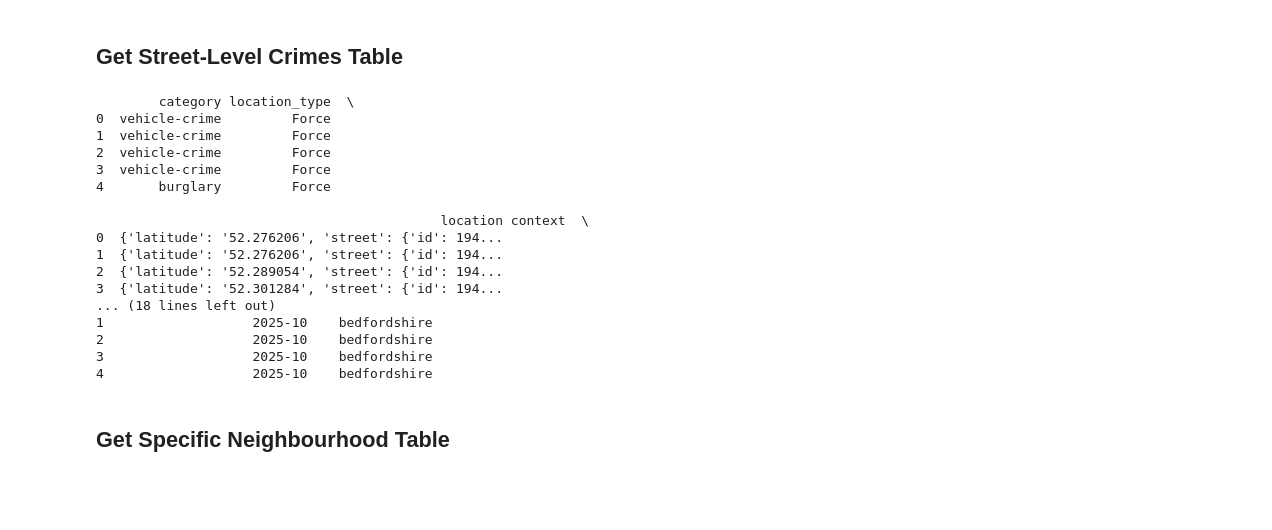
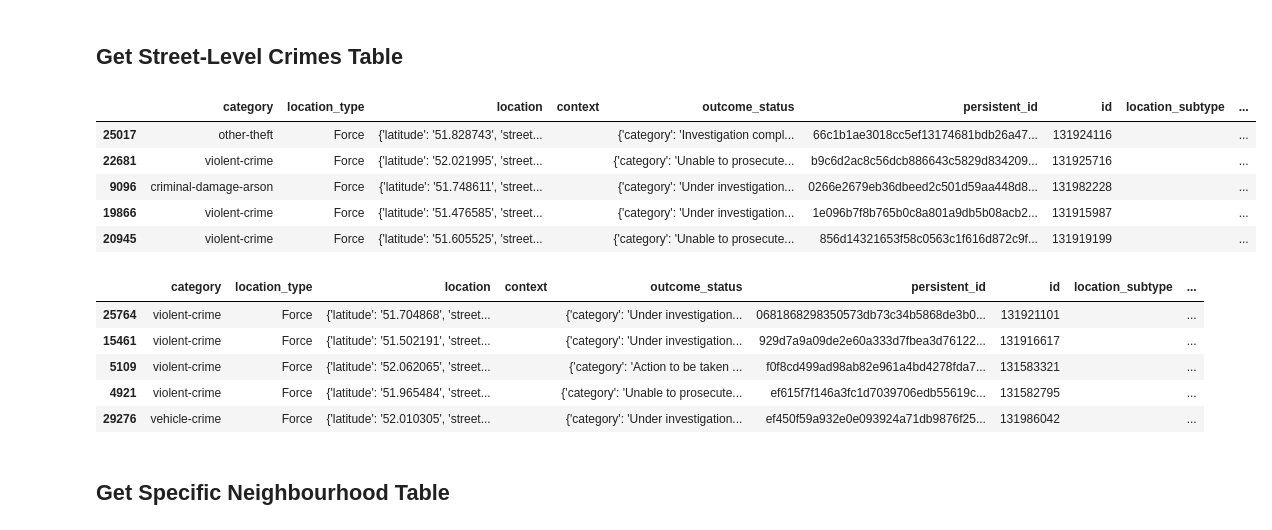
Before and after one commit to zharysc/app-development-Ben-Zharys, a Jupyter notebook: backend.ipynb, the cells around one changed output. Saved outputs shown, nothing was run; the diff lists cells and outputs as text; code cells hidden in the pictures; blank space fills up the shorter version.

```diff
--- a/backend.ipynb
+++ b/backend.ipynb
@@ -356,52 +303,81 @@ def process_kml_file_to_dataframe(police_force_id):
 
     # Initialises a list to collect each triangle's dataframe
     all_dfs = []
 
     # Gets dataframa for each triangle
     for tri in triangles:
 
         # Converts the triangles to lists of coordiante strings
         poly_str = triangle_to_poly_string(tri)
 
         # Calls the API and gets the dataframe
         df = get_street_level_crimes(poly_str)
 
         # Combine dataframes
         all_dfs.append(df)
 
     # Checks that data has been collected, returns blank dataframe if no data is collected
     if len(all_dfs) == 0:
         return pd.DataFrame()
 
     # Combines all dataframes
     final_df = pd.concat(all_dfs, ignore_index=True)
 
     final_df["police_force_id"] = police_force_id
 
     # Returns combined dataframe
     return final_df
 
 
-df_crimes = process_kml_file_to_dataframe("bedfordshire")
-print(df_crimes.head())
+
+def get_crime_for_all_regions(police_forces):
+
+    """
+
+    A function to process KML files for all police forces and retrieve street-level crime data.
+
+    Input: List of police force IDs.
+
+    Output: Combined street-level crime dataframe for all police forces.
+
+    """
+
+    # Initialises a list to collect each police force's dataframe
+    all_dfs = []
+
+    # Gets dataframe for each police force
+    for police_force_id in police_forces:
+        df_crimes = process_kml_file_to_dataframe(police_force_id)
+
+        # Add dataframe to list
+        all_dfs.append(df_crimes)
+
+    # Combines all dataframes
+    final_df = pd.concat(all_dfs, ignore_index=True)
+
+    # Returns combined dataframe
+    return final_df
+
+
+
+df_crimes = get_crime_for_all_regions(police_forces)
+df_crimes.sample(5)
 # %% [output]
-        category location_type  \
-0  vehicle-crime         Force
-1  vehicle-crime         Force
-2  vehicle-crime         Force
-3  vehicle-crime         Force
-4       burglary         Force
-
-                                            location context  \
-0  {'latitude': '52.276206', 'street': {'id': 194...
-1  {'latitude': '52.276206', 'street': {'id': 194...
-2  {'latitude': '52.289054', 'street': {'id': 194...
-3  {'latitude': '52.301284', 'street': {'id': 194...
-... (18 lines left out)
-1                   2025-10    bedfordshire
-2                   2025-10    bedfordshire
-3                   2025-10    bedfordshire
-4                   2025-10    bedfordshire
+|  | category | location_type | location | context | outcome_status | persistent_id | id | location_subtype | ... |
+| 25017 | other-theft | Force | {'latitude': '51.828743', 'street... |  | {'category': 'Investigation compl... | 66c1b1ae3018cc5ef13174681bdb26a47... | 131924116 |  | ... |
+| 22681 | violent-crime | Force | {'latitude': '52.021995', 'street... |  | {'category': 'Unable to prosecute... | b9c6d2ac8c56dcb886643c5829d834209... | 131925716 |  | ... |
+| 9096 | criminal-damage-arson | Force | {'latitude': '51.748611', 'street... |  | {'category': 'Under investigation... | 0266e2679eb36dbeed2c501d59aa448d8... | 131982228 |  | ... |
+| 19866 | violent-crime | Force | {'latitude': '51.476585', 'street... |  | {'category': 'Under investigation... | 1e096b7f8b765b0c8a801a9db5b08acb2... | 131915987 |  | ... |
+| 20945 | violent-crime | Force | {'latitude': '51.605525', 'street... |  | {'category': 'Unable to prosecute... | 856d14321653f58c0563c1f616d872c9f... | 131919199 |  | ... |
+# %%
+df_crimes.sample(5)
+# %% [output]
+|  | category | location_type | location | context | outcome_status | persistent_id | id | location_subtype | ... |
+| 25764 | violent-crime | Force | {'latitude': '51.704868', 'street... |  | {'category': 'Under investigation... | 0681868298350573db73c34b5868de3b0... | 131921101 |  | ... |
+| 15461 | violent-crime | Force | {'latitude': '51.502191', 'street... |  | {'category': 'Under investigation... | 929d7a9a09de2e60a333d7fbea3d76122... | 131916617 |  | ... |
+| 5109 | violent-crime | Force | {'latitude': '52.062065', 'street... |  | {'category': 'Action to be taken ... | f0f8cd499ad98ab82e961a4bd4278fda7... | 131583321 |  | ... |
+| 4921 | violent-crime | Force | {'latitude': '51.965484', 'street... |  | {'category': 'Unable to prosecute... | ef615f7f146a3fc1d7039706edb55619c... | 131582795 |  | ... |
+| 29276 | vehicle-crime | Force | {'latitude': '52.010305', 'street... |  | {'category': 'Under investigation... | ef450f59a932e0e093924a71db9876f25... | 131986042 |  | ... |
 # %% [markdown]
 ## Get Specific Neighbourhood Table
 # %%
```
Also changed, not shown: parts of 15 cells of this notebook, 1 other file.
